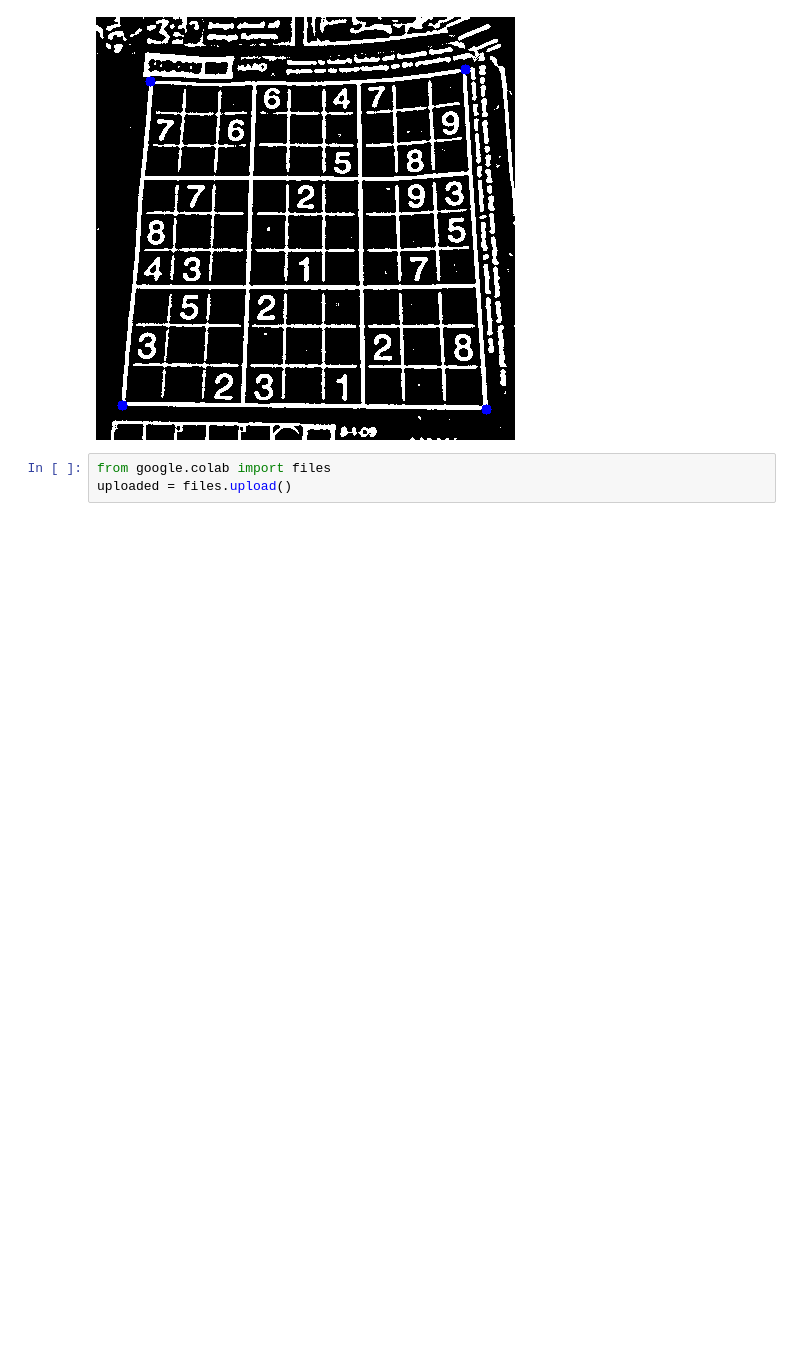
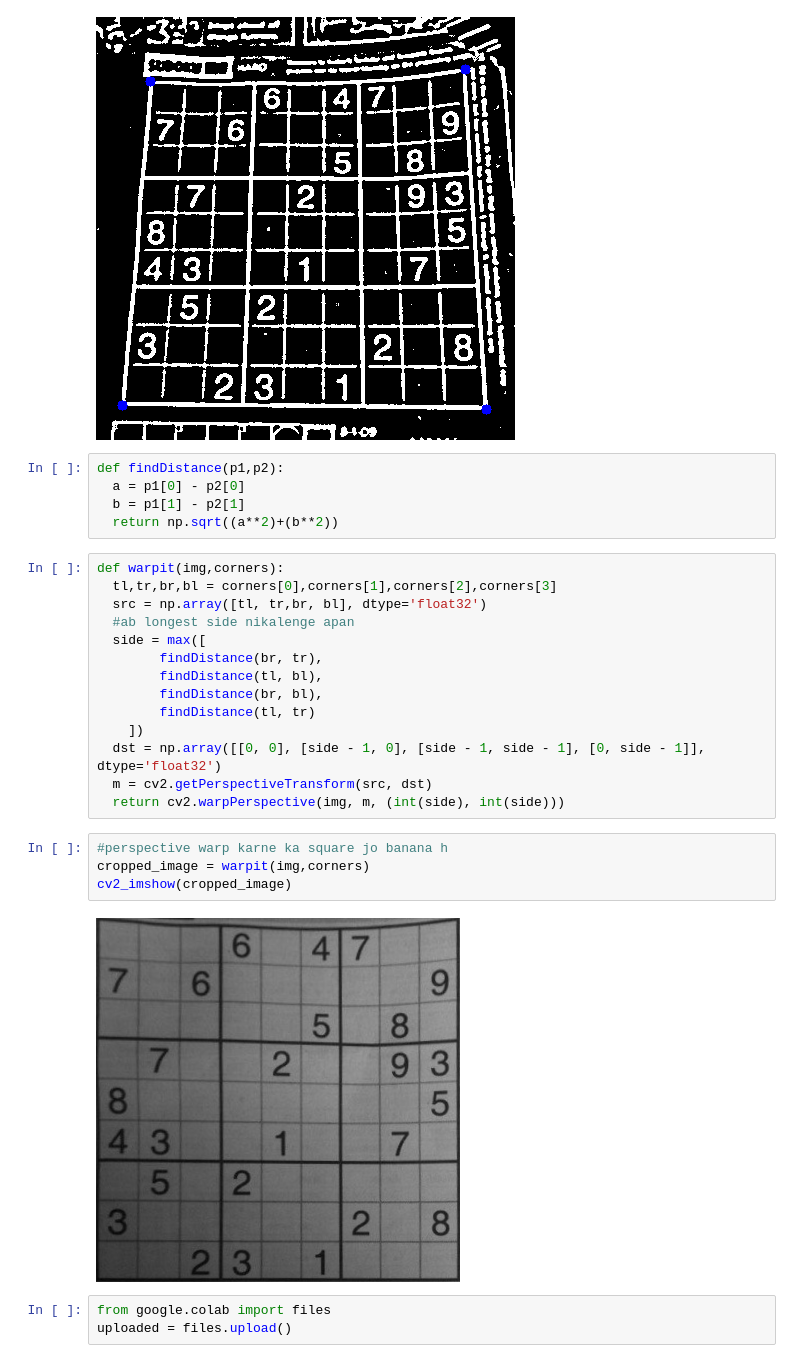
Before and after one commit to aarsh2211/SudokuSolver, a Jupyter notebook: sudokuSolver.ipynb, the cells around one changed output. Cells and saved outputs as stored; diff of their text form; blank space fills up the shorter version.

```diff
--- a/sudokuSolver.ipynb
+++ b/sudokuSolver.ipynb
@@ -51,6 +51,31 @@ cv2_imshow(the_image)
 # %% [output]
 [array([54, 64], dtype=int32), array([369,  52], dtype=int32), array([390, 392], dtype=int32), array([ 26, 388], dtype=int32)]
 [figure]
+# %%
+def findDistance(p1,p2):
+  a = p1[0] - p2[0]
+  b = p1[1] - p2[1]
+  return np.sqrt((a**2)+(b**2))
+# %%
+def warpit(img,corners):
+  tl,tr,br,bl = corners[0],corners[1],corners[2],corners[3]
+  src = np.array([tl, tr,br, bl], dtype='float32')
+  #ab longest side nikalenge apan
+  side = max([
+		findDistance(br, tr),
+		findDistance(tl, bl),
+		findDistance(br, bl),
+		findDistance(tl, tr)
+	])
+  dst = np.array([[0, 0], [side - 1, 0], [side - 1, side - 1], [0, side - 1]], dtype='float32')
+  m = cv2.getPerspectiveTransform(src, dst)
+  return cv2.warpPerspective(img, m, (int(side), int(side)))
+# %%
+#perspective warp karne ka square jo banana h
+cropped_image = warpit(img,corners)
+cv2_imshow(cropped_image)
+# %% [output]
+[figure, added]
 # %%
 from google.colab import files
 uploaded = files.upload()
```
